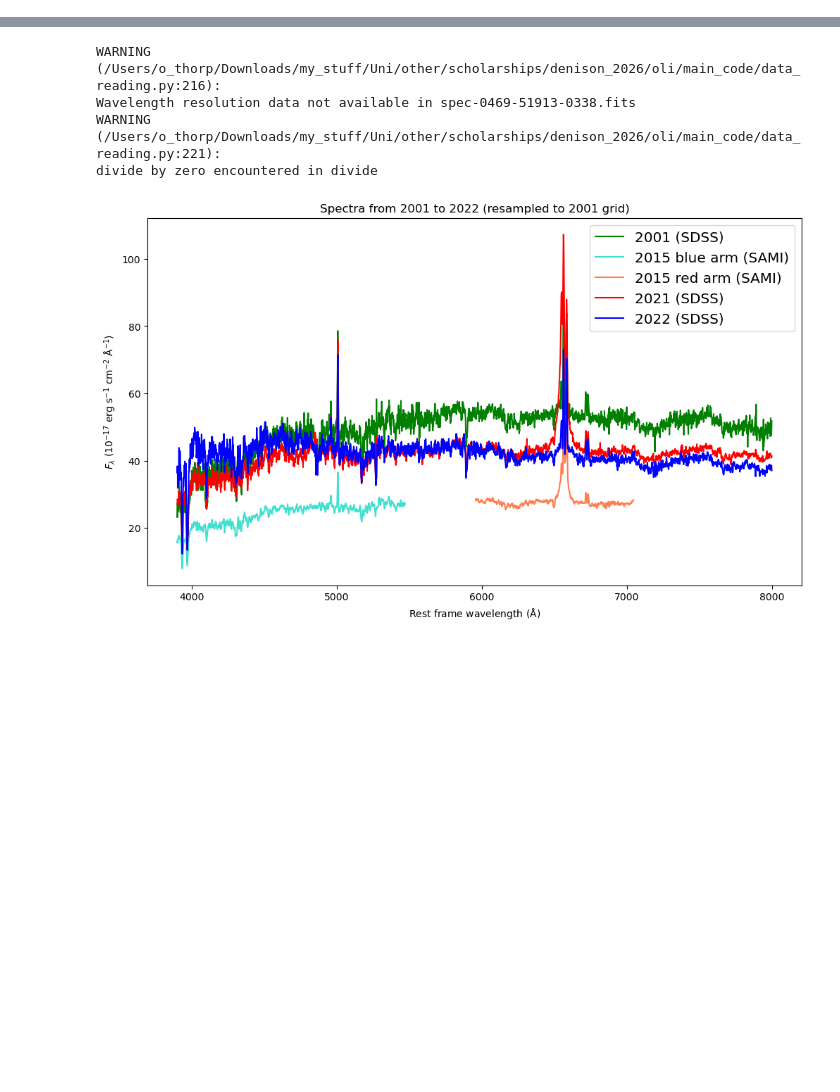
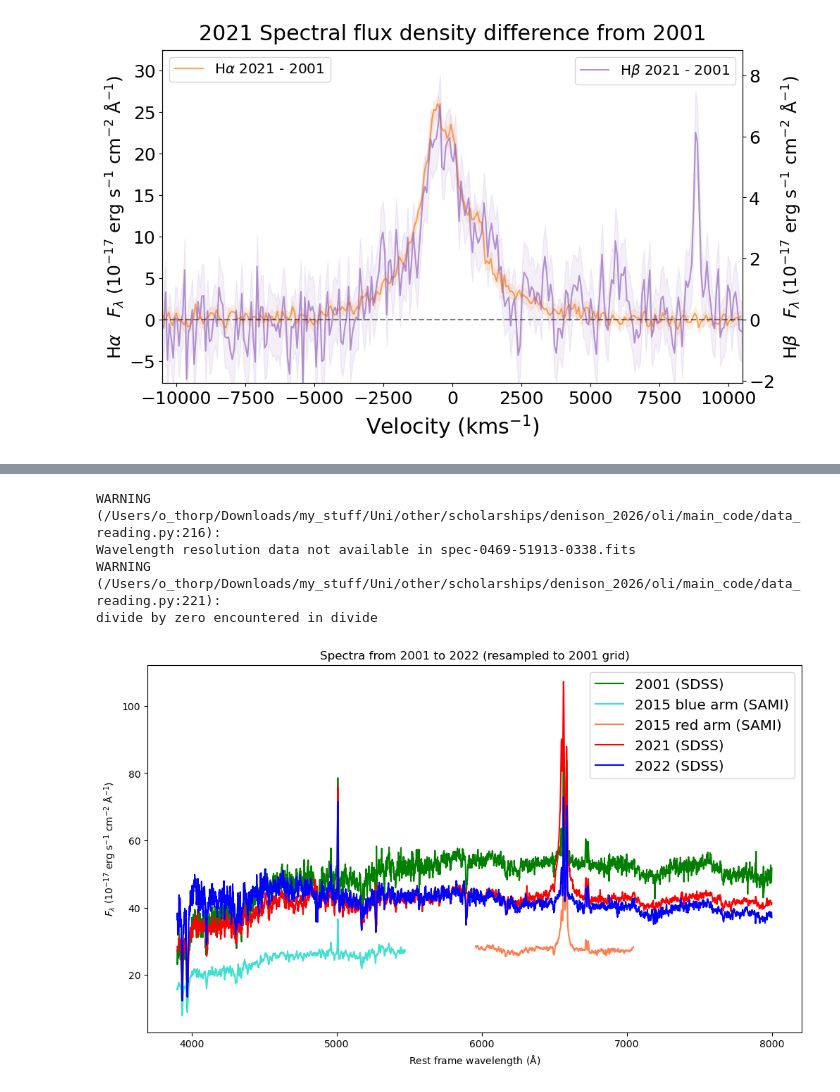
Before and after one commit to things-0/denison_2026, a Jupyter notebook: oli/test_workspace.ipynb, the cells around one changed output, grey strips where cells are left out. Drawn from its saved outputs; the diff is of its cells as text; code cells hidden in the pictures; blank space fills up the shorter version.

```diff
--- a/oli/test_workspace.ipynb
+++ b/oli/test_workspace.ipynb
@@ -26,3 +26,26 @@ warnings.showwarning = helpers.custom_showwarning
 warnings.filterwarnings("ignore", message="All-NaN slice encountered")
 warnings.filterwarnings("ignore", message="Polyfit may be poorly conditioned")
 warnings.filterwarnings("ignore", message="Spectres: new_wavs contains values outside")
+
+plt.rcParams.update({'font.size': const.TEXT_SIZE}) # matplotlib default is 10
+# %%
+(diff_15, diff_21, diff_22), (diff_15_err, diff_21_err, diff_22_err), lam = difference.get_diff_spectra(
+    blur_step=1,
+    resample_step=2,
+)
+# %%
+plotting.plot_diff_spectra_all(
+    lam=lam,
+    diff_21=diff_21,
+    diff_21_err=diff_21_err,
+    plot_y_bounds_list=[False],
+    plot_centres_list=[[const.H_ALPHA, const.H_BETA]],
+    plot_labels_list=[[const.HA_LATEX, const.HB_LATEX]],
+    ions_list=[None],
+    n_ticks_x_list=[None],
+    scale_axes_list=[True],
+    scale_all_axes=False,
+    hlines_list=[None],
+    save_fig_name="diff_21_scaled_vel.pdf"
+)
+# %% [output]
@@ -28,0 +54 @@ warnings.filterwarnings("ignore", message="Spectres: new_wavs contains values ou
+[figure, added]
```
Also changed, not shown: parts of 3 cells of this notebook, 4 other files.
